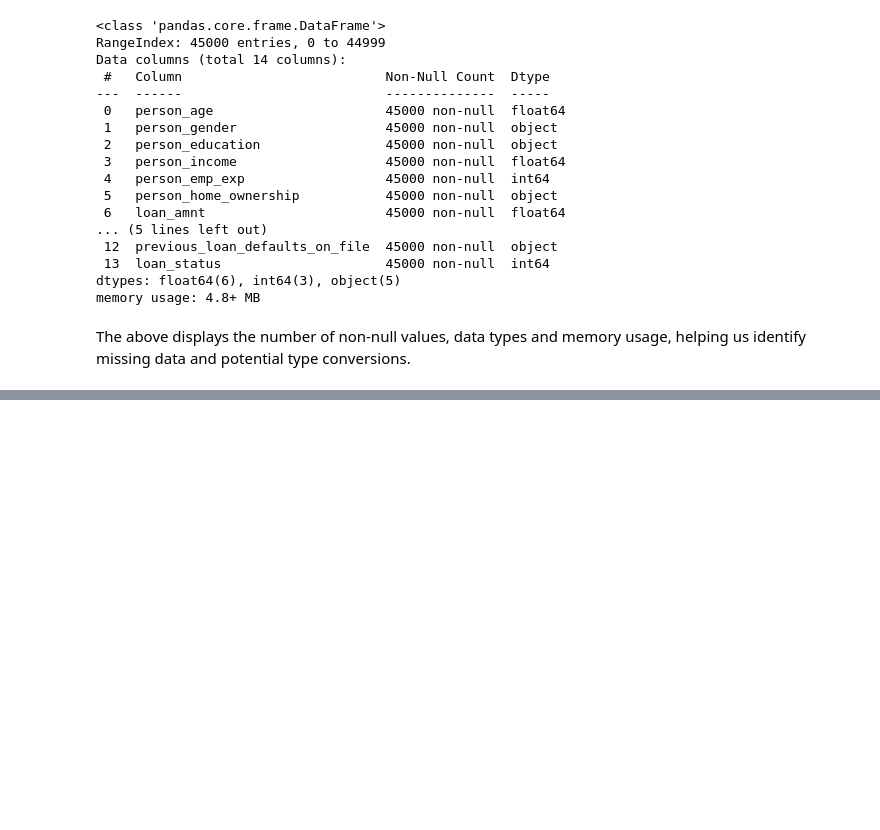
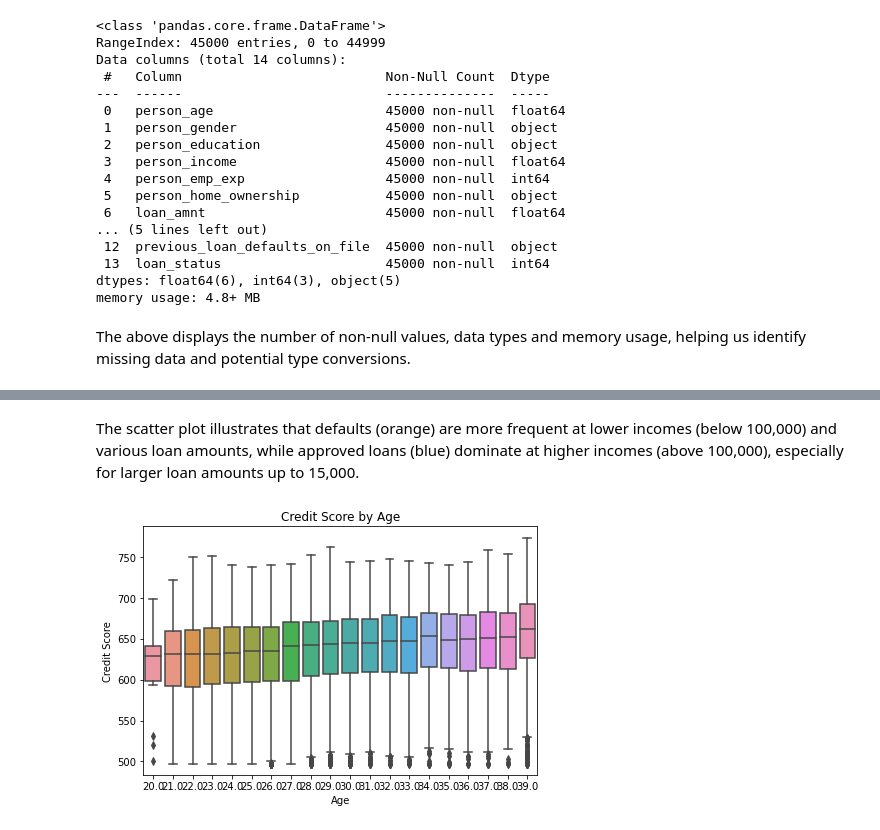
Before and after one commit to IAN-RIUA/Loan-Approval-Predictor, a Jupyter notebook: index.ipynb, the cells around one changed output, grey strips where cells are left out. Cells and saved outputs as stored; diff of their text form; code cells hidden in the pictures; blank space fills up the shorter version.

```diff
--- a/index.ipynb
+++ b/index.ipynb
@@ -81,0 +214,15 @@ The image presents nine bar charts visualizing key attributes of loan applicants
+# %% [markdown]
+
+The scatter plot illustrates that defaults (orange) are more frequent at lower incomes (below 100,000) and various loan amounts, while approved loans (blue) dominate at higher incomes (above 100,000), especially for larger loan amounts up to 15,000.
+# %%
+# Credit Score by Age (Box Plot)
+plt.figure(figsize=(12, 8))
+plt.subplot(2, 2, 1)
+sns.boxplot(x='person_age', y='credit_score', data=df)
+plt.title('Credit Score by Age')
+plt.xlabel('Age')
+plt.ylabel('Credit Score')
+plt.tight_layout()
+plt.show()
+# %% [output]
+[figure, added]
```
Also changed, not shown: parts of 19 cells of this notebook, 1 other file.
